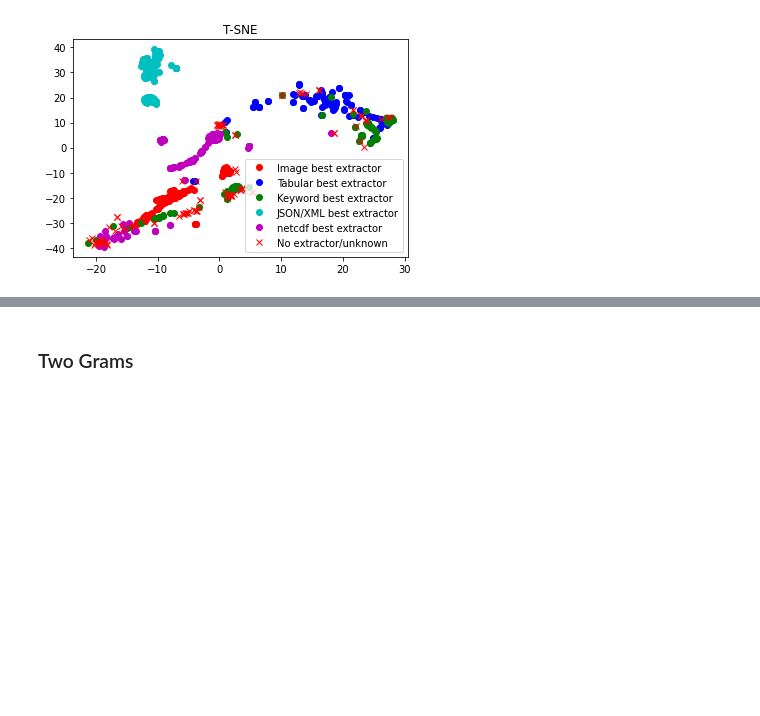
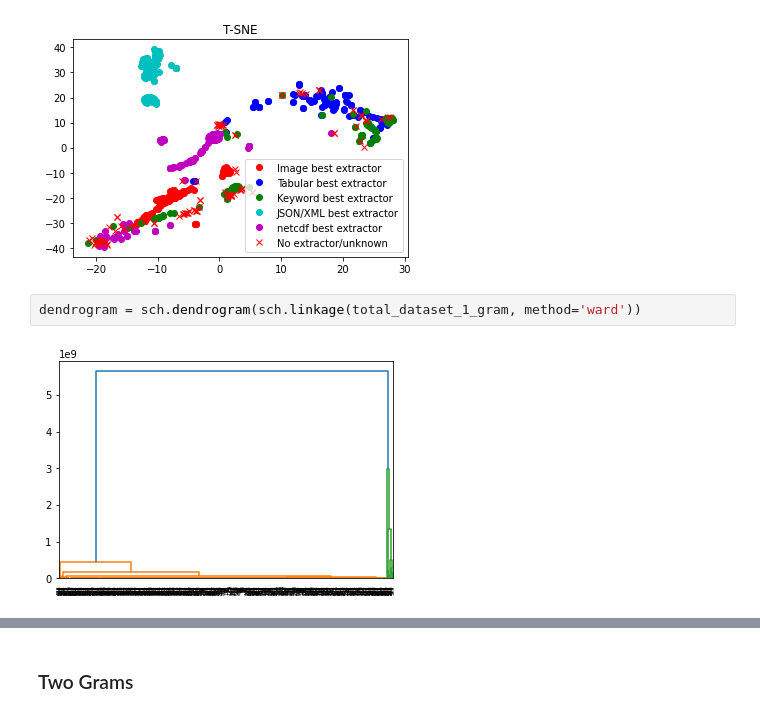
Before and after one commit to xtracthub/MetaDataExtractionModel, a Jupyter notebook: subdataset/subsetAnalysis7.ipynb, the cells around one changed output, grey strips where cells are left out. Cells and saved outputs as stored; diff of their text form; blank space fills up the shorter version.

```diff
--- a/subdataset/subsetAnalysis7.ipynb
+++ b/subdataset/subsetAnalysis7.ipynb
@@ -130,3 +130,7 @@ onegram_tsne = tsne_after_pca.fit_transform(total_dataset_1_gram)
 plot_extractors_against_feature_reduction(all_file_data, onegram_tsne, "T-SNE")
 # %% [output]
 [figure]
+# %%
+dendrogram = sch.dendrogram(sch.linkage(total_dataset_1_gram, method='ward'))
+# %% [output]
+[figure, added]
```
Also changed, not shown: parts of 3 cells of this notebook, 5 other files.
